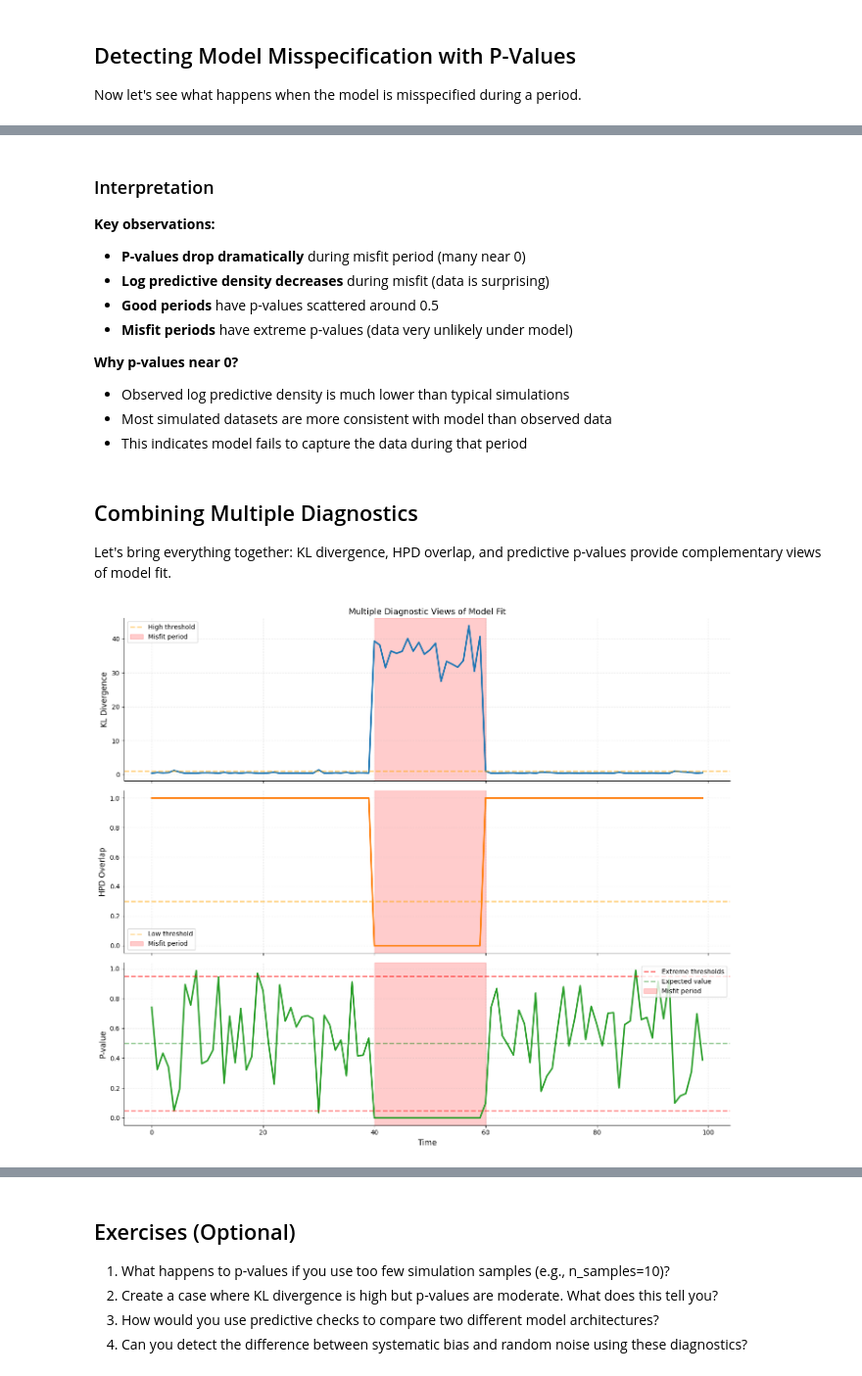
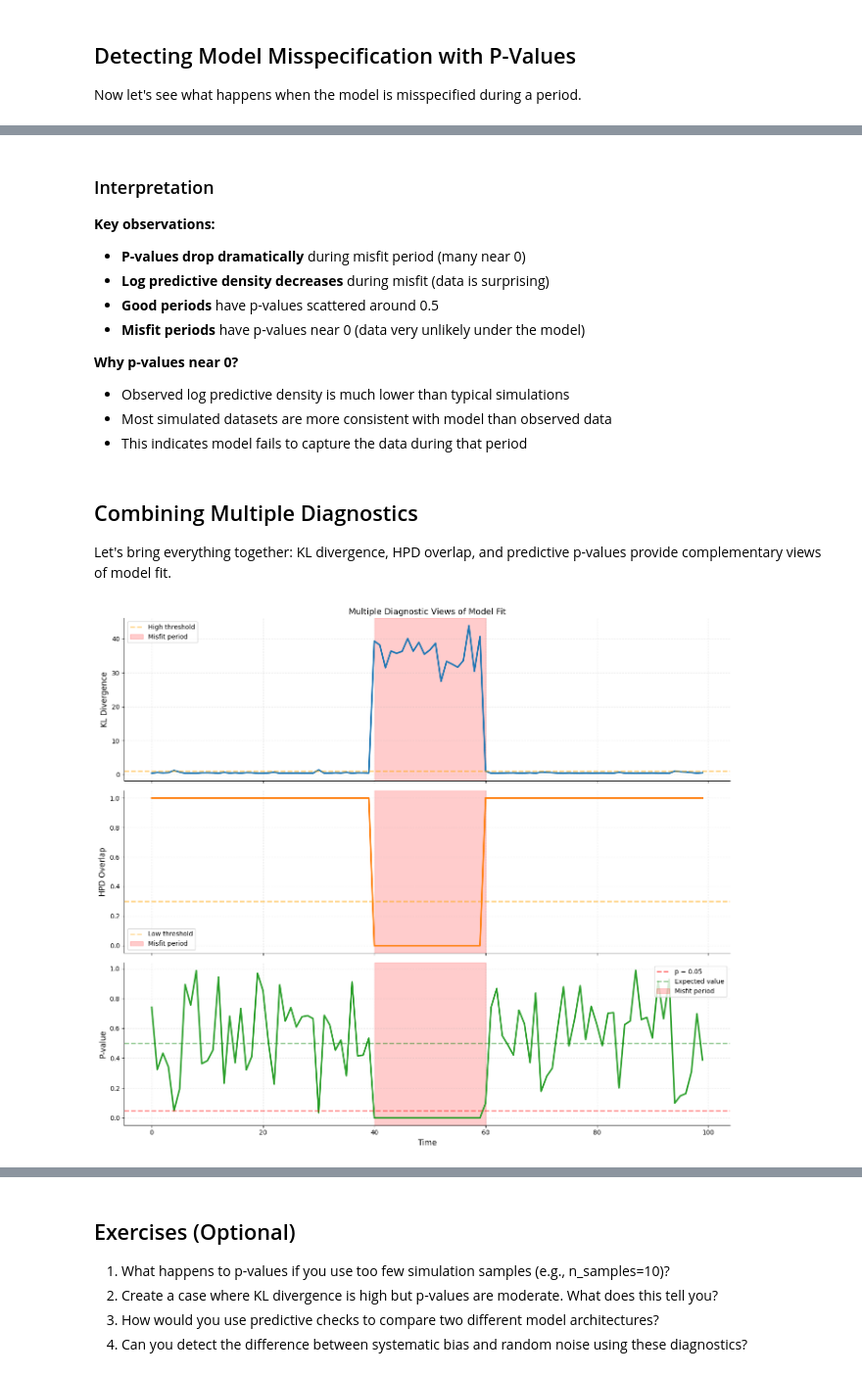
Before and after one commit to edeno/statespacecheck, a Jupyter notebook: examples/04_predictive_checks.ipynb, the cells around one changed output, grey strips where cells are left out. Shown at 98% size. Saved outputs shown, nothing was run; the diff lists cells and outputs as text; code cells hidden in the pictures.

```diff
--- a/examples/04_predictive_checks.ipynb
+++ b/examples/04_predictive_checks.ipynb
@@ -469,7 +465,7 @@ Misfit                 0.000                    100.0%
 - **P-values drop dramatically** during misfit period (many near 0)
 - **Log predictive density decreases** during misfit (data is surprising)
 - **Good periods** have p-values scattered around 0.5
-- **Misfit periods** have extreme p-values (data very unlikely under model)
+- **Misfit periods** have p-values near 0 (data very unlikely under the model)
 
 **Why p-values near 0?**
 - Observed log predictive density is much lower than typical simulations
@@ -493,38 +489,35 @@ fig, (ax1, ax2, ax3) = plt.subplots(3, 1, figsize=(14, 12), sharex=True)
 ax1.plot(np.arange(n_time), kl_div_misspec, linewidth=2.5, color="#1f77b4")
 ax1.axhline(
     1.0, color="orange", linestyle="--", alpha=0.5, linewidth=2, label="High threshold"
 )
 ax1.axvspan(misfit_start, misfit_end, alpha=0.2, color="red", label="Misfit period")
 ax1.set_ylabel("KL Divergence")
 ax1.set_title("Multiple Diagnostic Views of Model Fit")
 ax1.legend(frameon=True, loc="upper left")
 ax1.grid(True, alpha=0.3)
 
 # HPD overlap
 ax2.plot(np.arange(n_time), overlap_misspec, linewidth=2.5, color="#ff7f0e")
 ax2.axhline(0.3, color="orange", linestyle="--", alpha=0.5, linewidth=2, label="Low threshold")
 ax2.axvspan(misfit_start, misfit_end, alpha=0.2, color="red", label="Misfit period")
 ax2.set_ylabel("HPD Overlap")
 ax2.legend(frameon=True, loc="lower left")
 ax2.grid(True, alpha=0.3)
 
 # P-values
 ax3.plot(np.arange(n_time), p_values_misspec, linewidth=2.5, color="#2ca02c")
-ax3.axhline(
-    0.05, color="red", linestyle="--", alpha=0.5, linewidth=2, label="Extreme thresholds"
-)
-ax3.axhline(0.95, color="red", linestyle="--", alpha=0.5, linewidth=2)
+ax3.axhline(0.05, color="red", linestyle="--", alpha=0.5, linewidth=2, label="p = 0.05")
 ax3.axhline(0.5, color="green", linestyle="--", alpha=0.5, linewidth=2, label="Expected value")
 ax3.axvspan(misfit_start, misfit_end, alpha=0.2, color="red", label="Misfit period")
 ax3.set_xlabel("Time")
 ax3.set_ylabel("P-value")
 ax3.legend(frameon=True, loc="upper right")
 ax3.grid(True, alpha=0.3)
 
 plt.tight_layout()
 plt.show()
 # %% [output]
-[figure, old version]
+[figure, new version]
 # %% [markdown]
 ### Complementary Information
 
```
Also changed, not shown: parts of 8 cells of this notebook, 12 other files.
